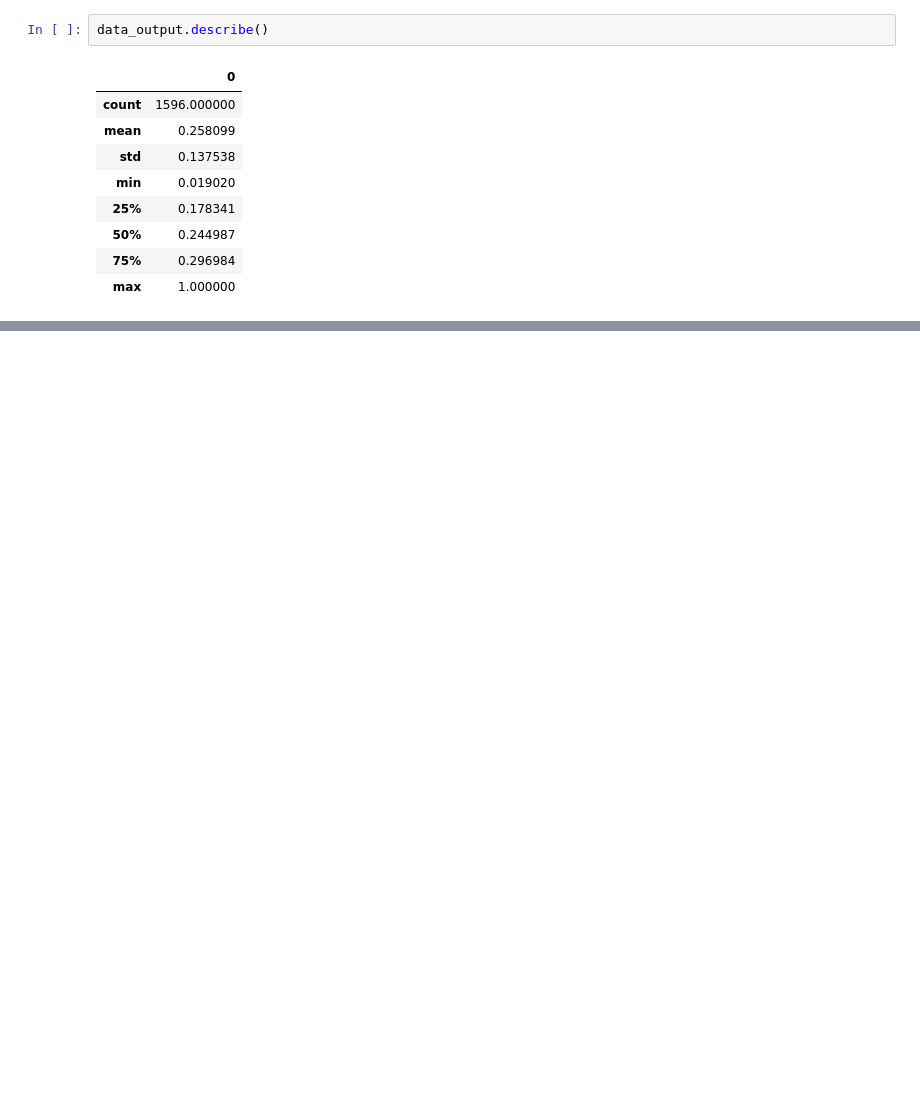
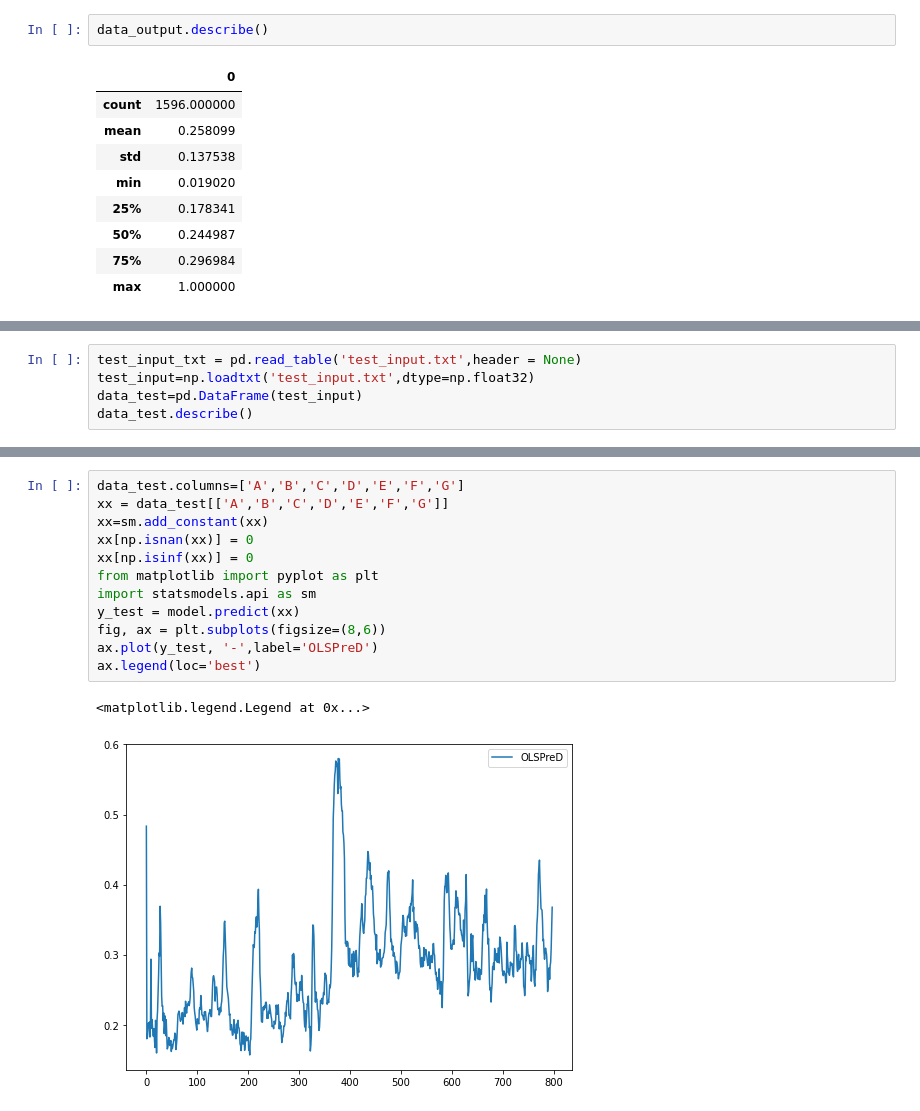
Before and after one commit to LeBronLiHD/ZJU2021_Data-driven_Modeling_Application, a Jupyter notebook: Simple-model/ols.ipynb, the cells around one changed output, grey strips where cells are left out. Drawn from its saved outputs; the diff is of its cells as text; blank space fills up the shorter version.

```diff
--- a/Simple-model/ols.ipynb
+++ b/Simple-model/ols.ipynb
@@ -40,0 +83,5 @@ data_output.describe()
+# %%
+test_input_txt = pd.read_table('test_input.txt',header = None)
+test_input=np.loadtxt('test_input.txt',dtype=np.float32)
+data_test=pd.DataFrame(test_input)
+data_test.describe()
@@ -40,0 +98,15 @@ data_output.describe()
+# %%
+data_test.columns=['A','B','C','D','E','F','G']
+xx = data_test[['A','B','C','D','E','F','G']]
+xx=sm.add_constant(xx)
+xx[np.isnan(xx)] = 0
+xx[np.isinf(xx)] = 0
+from matplotlib import pyplot as plt
+import statsmodels.api as sm
+y_test = model.predict(xx)
+fig, ax = plt.subplots(figsize=(8,6))
+ax.plot(y_test, '-',label='OLSPreD')
+ax.legend(loc='best')
+# %% [output]
+<matplotlib.legend.Legend at 0x...>
+[figure, added]
```
Also changed, not shown: parts of 4 cells of this notebook, 3 other files.
